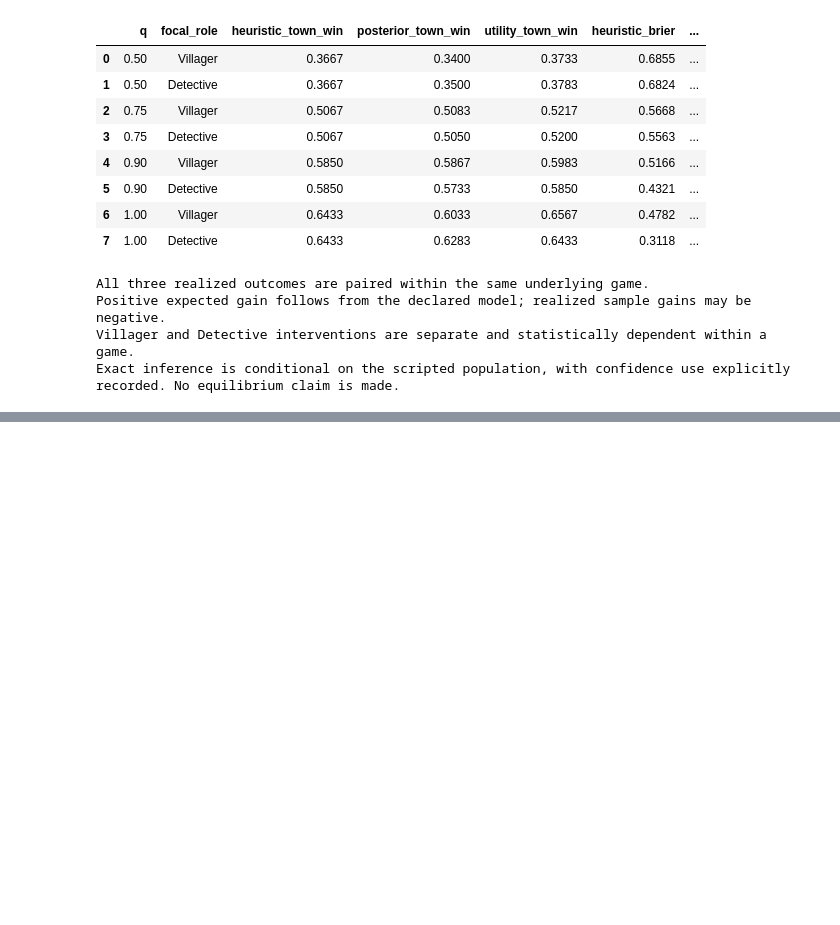
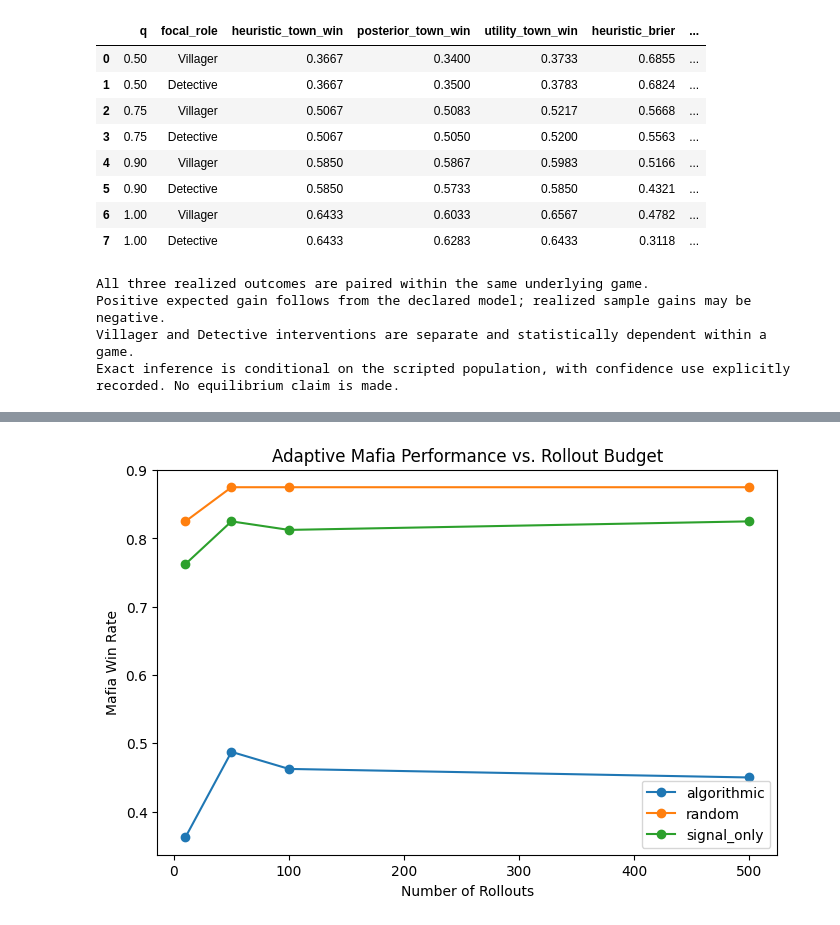
Before and after one commit to ddinesh19/15784_Mafia, a Jupyter notebook: Mafia_LocalLLM_Comparison.ipynb, the cells around one changed output, grey strips where cells are left out. Cells and saved outputs as stored; diff of their text form; code cells hidden in the pictures; blank space fills up the shorter version.

```diff
--- a/Mafia_LocalLLM_Comparison.ipynb
+++ b/Mafia_LocalLLM_Comparison.ipynb
@@ -2930,0 +3486,26 @@ if RUN_SAVED_DIAGNOSTICS:
+# %%
+budget_summary = []
+
+for town in ["algorithmic", "random", "signal_only"]:
+  for q in BUDGET_RELIABILITIES:
+    for num_rollouts in BUDGET_ROLLOUTS:
+      group = [
+        1 - row["metrics"]["village_win"]
+        for row in budget_rows
+        if row["town_policy"] == town
+        and row["reliability"] == q
+        and row["num_rollouts"] == num_rollouts
+        and row["status"] == "ok"
+      ]
+
+      if group:
+        budget_summary.append({
+          "town_policy": town,
+          "reliability": q,
+          "num_rollouts": num_rollouts,
+          "mafia_win_rate": np.mean(group),
+          "num_games": len(group)
+        })
+
+budget_df = pd.DataFrame(budget_summary)
+display(budget_df)
@@ -2930,0 +3530,15 @@ if RUN_SAVED_DIAGNOSTICS:
+# %%
+fig, ax = plt.subplots(figsize=(8, 5))
+
+for town in ["algorithmic", "random", "signal_only"]:
+  group = budget_df[budget_df["town_policy"] == town]
+  summary = group.groupby("num_rollouts")["mafia_win_rate"].mean()
+  ax.plot(summary.index, summary.values, marker="o", label=town)
+
+ax.set_xlabel("Number of Rollouts")
+ax.set_ylabel("Mafia Win Rate")
+ax.set_title("Adaptive Mafia Performance vs. Rollout Budget")
+ax.legend()
+plt.show()
+# %% [output]
+[figure, added]
```
Also changed, not shown: parts of 38 cells of this notebook.
